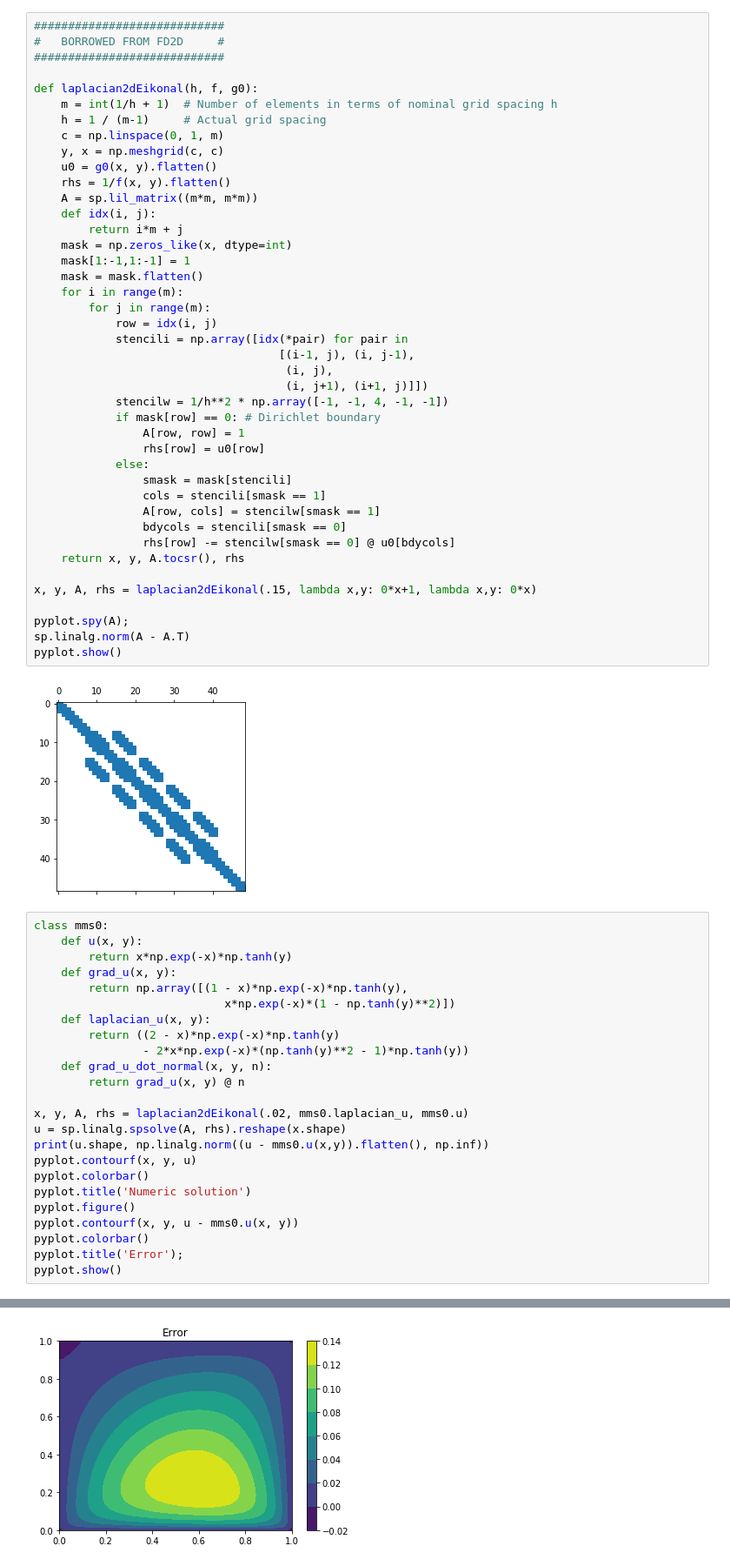
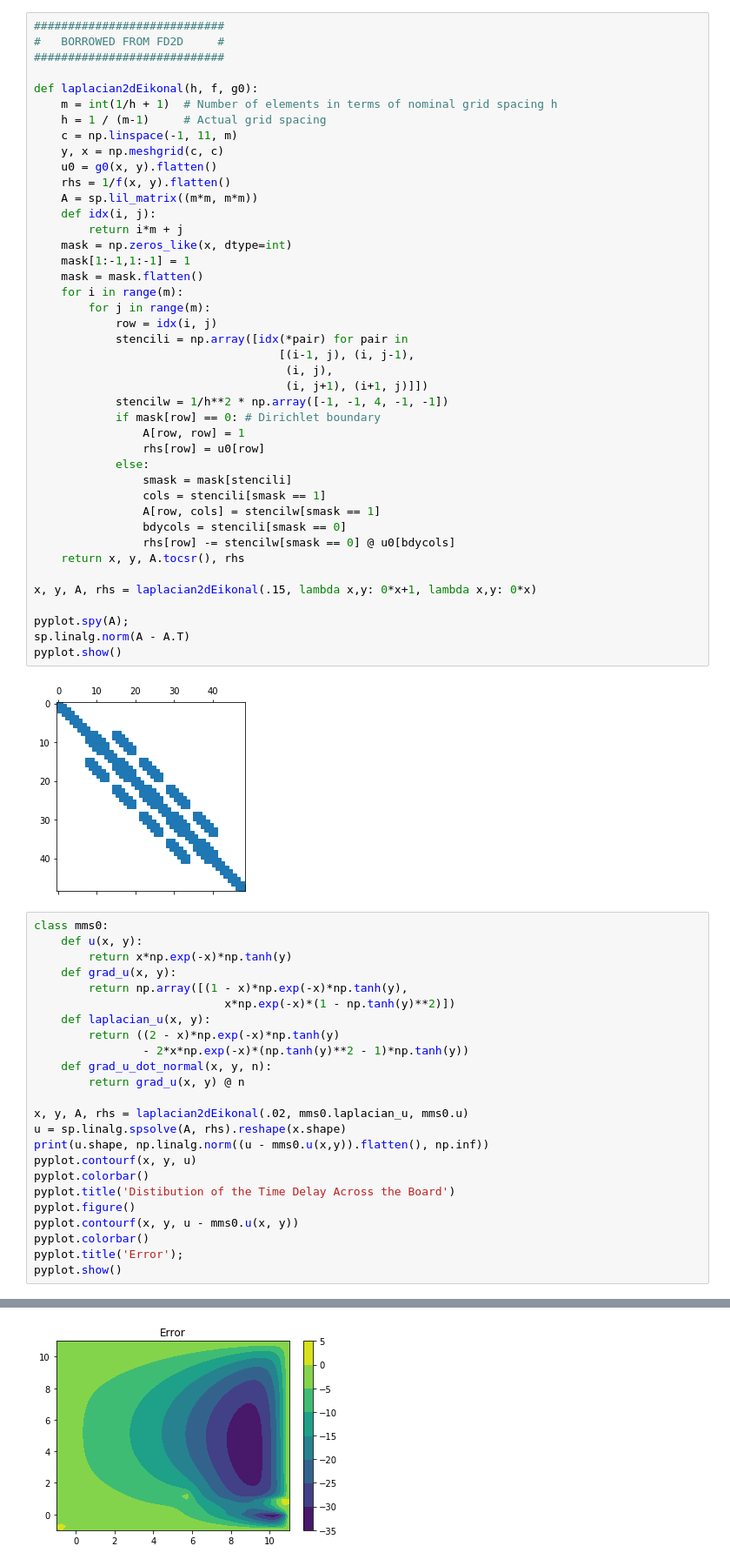
Before and after one commit to sarahaguasvivas/source-local-board, a Jupyter notebook: Source_Local.ipynb, the cells around one changed output, grey strips where cells are left out. Shown: that part at 87% size. Saved outputs shown, nothing was run; the diff lists cells and outputs as text.

```diff
--- a/Source_Local.ipynb
+++ b/Source_Local.ipynb
@@ -326,7 +326,7 @@ The weak form for this equation is simple, but the right hand side has to be a t
 def laplacian2dEikonal(h, f, g0):
     m = int(1/h + 1)  # Number of elements in terms of nominal grid spacing h
     h = 1 / (m-1)     # Actual grid spacing
-    c = np.linspace(0, 1, m)
+    c = np.linspace(-1, 11, m)
     y, x = np.meshgrid(c, c)
     u0 = g0(x, y).flatten()
     rhs = 1/f(x, y).flatten()
@@ -380,7 +380,7 @@ u = sp.linalg.spsolve(A, rhs).reshape(x.shape)
 print(u.shape, np.linalg.norm((u - mms0.u(x,y)).flatten(), np.inf))
 pyplot.contourf(x, y, u)
 pyplot.colorbar()
-pyplot.title('Numeric solution')
+pyplot.title('Distibution of the Time Delay Across the Board')
 pyplot.figure()
 pyplot.contourf(x, y, u - mms0.u(x, y))
 pyplot.colorbar()
@@ -392 +392 @@ pyplot.show()
-[figure, old version]
+[figure, new version]
```
Also changed, not shown: parts of 1 cell of this notebook.
